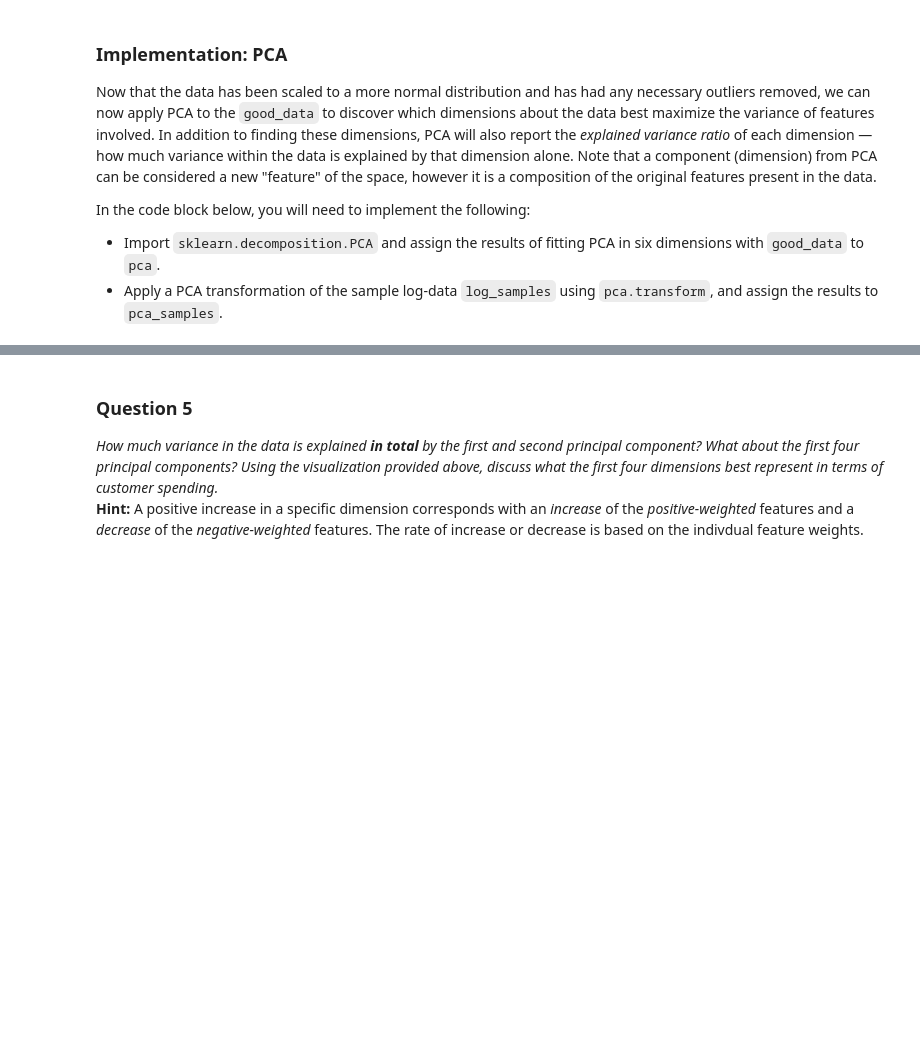
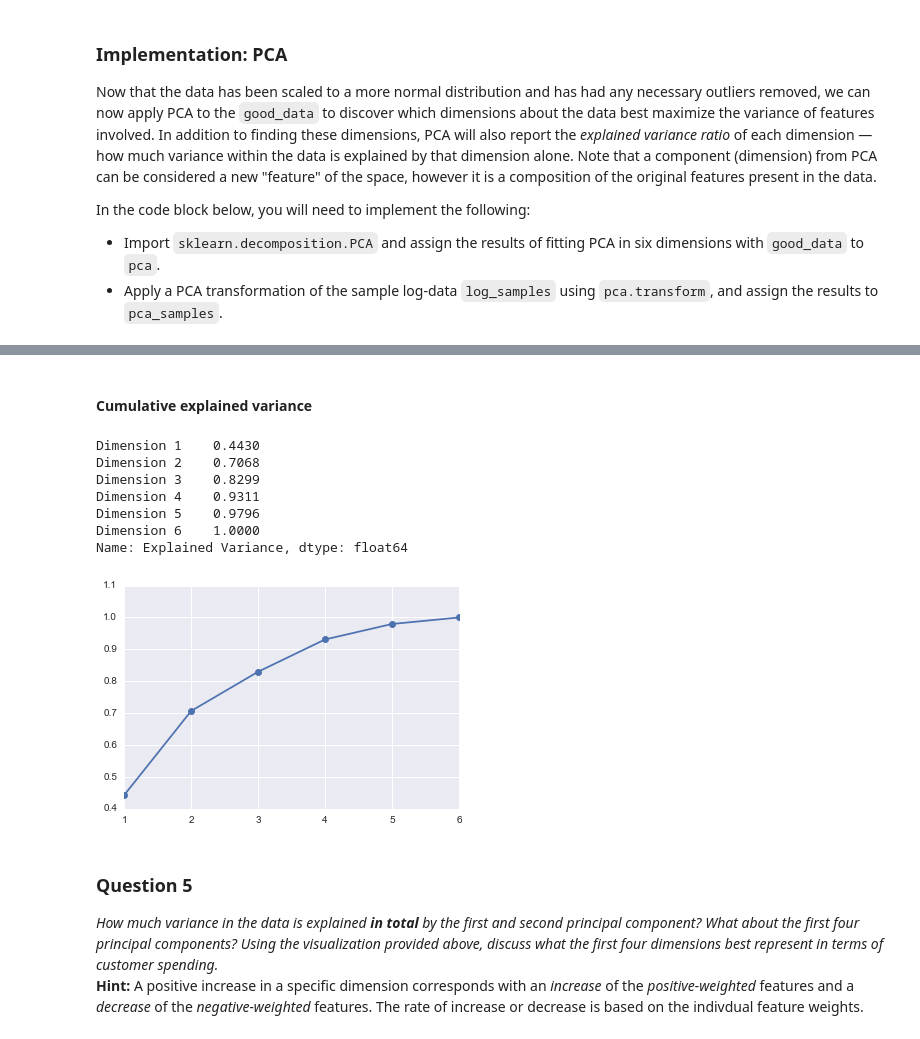
Before and after one commit to edhzsz/MLUND, a Jupyter notebook: projects/creating_customer_segments/customer_segments_work.ipynb, the cells around one changed output, grey strips where cells are left out. Cells and saved outputs as stored; diff of their text form; code cells hidden in the pictures; blank space fills up the shorter version.

```diff
--- a/projects/creating_customer_segments/customer_segments_work.ipynb
+++ b/projects/creating_customer_segments/customer_segments_work.ipynb
@@ -356,3 +384,20 @@ pca_results = rs.pca_results(good_data, pca)
+# %%
+printmd("#### Cumulative explained variance")
+print pca_results['Explained Variance'].cumsum()
+
+# plot the variances
+x = np.arange(1,7)
+_ = plt.plot(x, np.cumsum(pca.explained_variance_ratio_), '-o')
+# %% [output]
+#### Cumulative explained variance
+Dimension 1    0.4430
+Dimension 2    0.7068
+Dimension 3    0.8299
+Dimension 4    0.9311
+Dimension 5    0.9796
+Dimension 6    1.0000
+Name: Explained Variance, dtype: float64
+[figure, added]
 # %% [markdown]
 ### Question 5
 *How much variance in the data is explained* ***in total*** *by the first and second principal component? What about the first four principal components? Using the visualization provided above, discuss what the first four dimensions best represent in terms of customer spending.*
```
Also changed, not shown: parts of 12 cells of this notebook.
